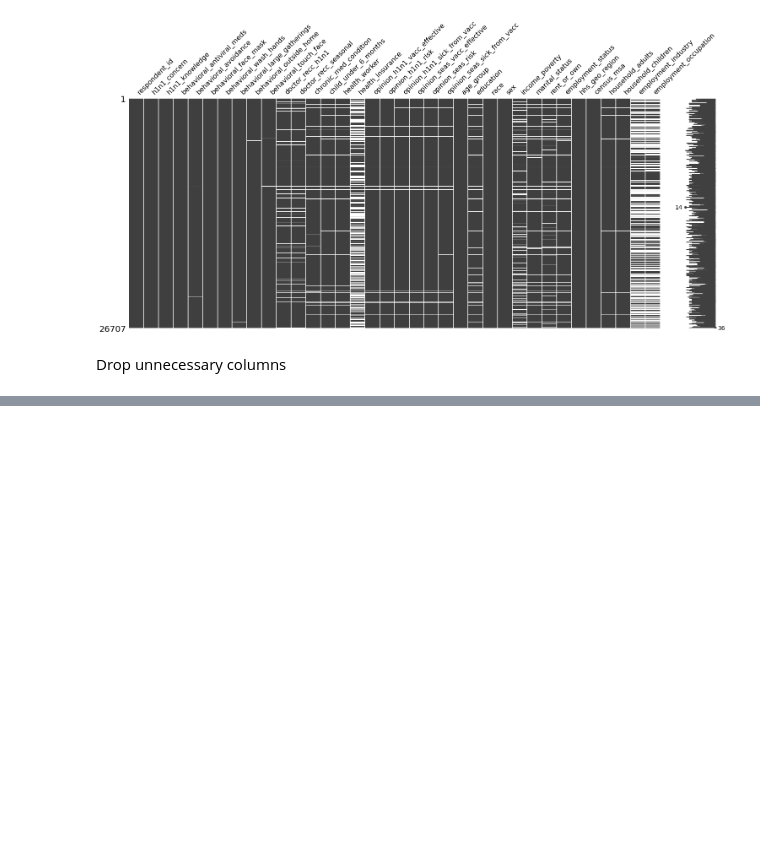
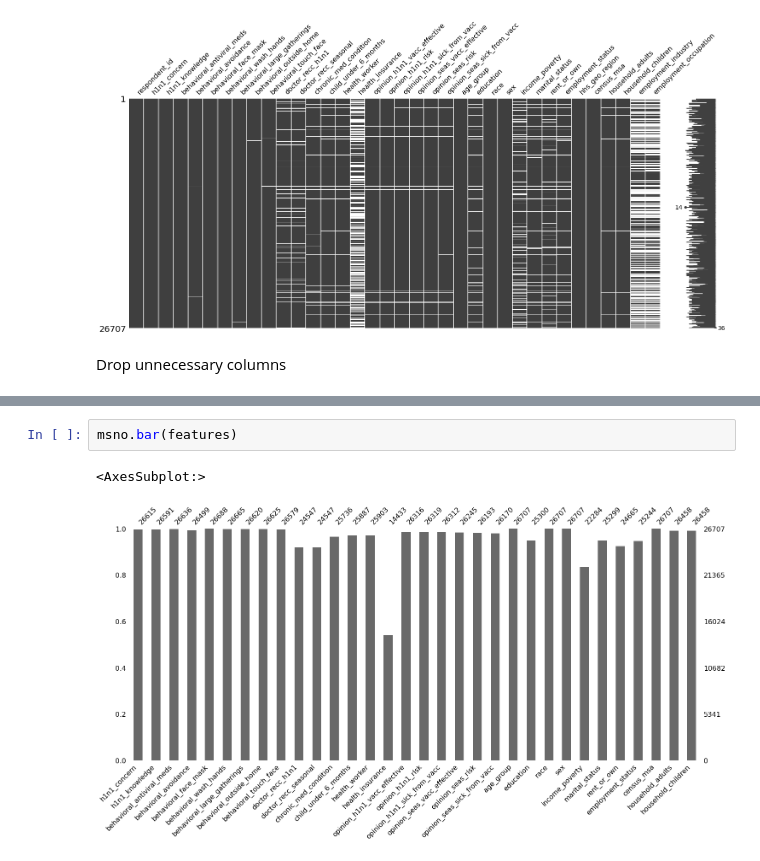
Before and after one commit to Jyve00/H1N1_Vaccine_Analysis, a Jupyter notebook: Stephen/cleaning.ipynb, the cells around one changed output, grey strips where cells are left out. Cells and saved outputs as stored; diff of their text form; blank space fills up the shorter version.

```diff
--- a/Stephen/cleaning.ipynb
+++ b/Stephen/cleaning.ipynb
@@ -66,0 +76,5 @@ df.drop(columns=['hhs_geo_region', ])
+# %%
+msno.bar(features)
+# %% [output]
+<AxesSubplot:>
+[figure, added]
```
Also changed, not shown: parts of 10 cells of this notebook, 1 other file.
